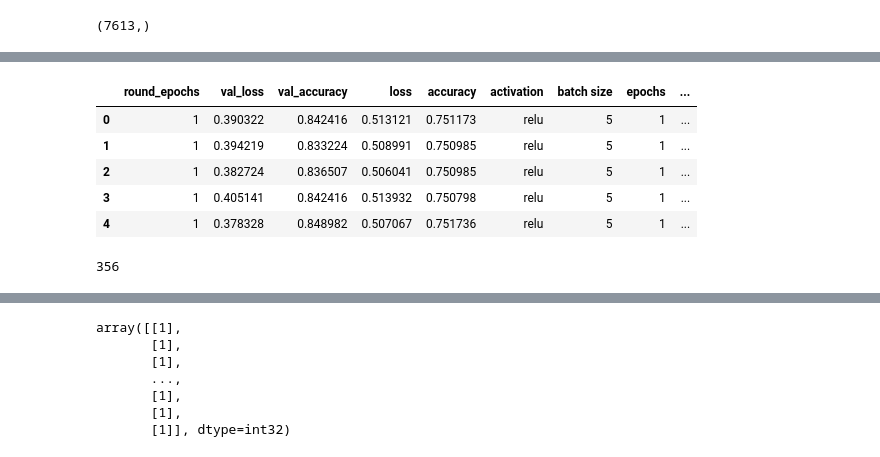
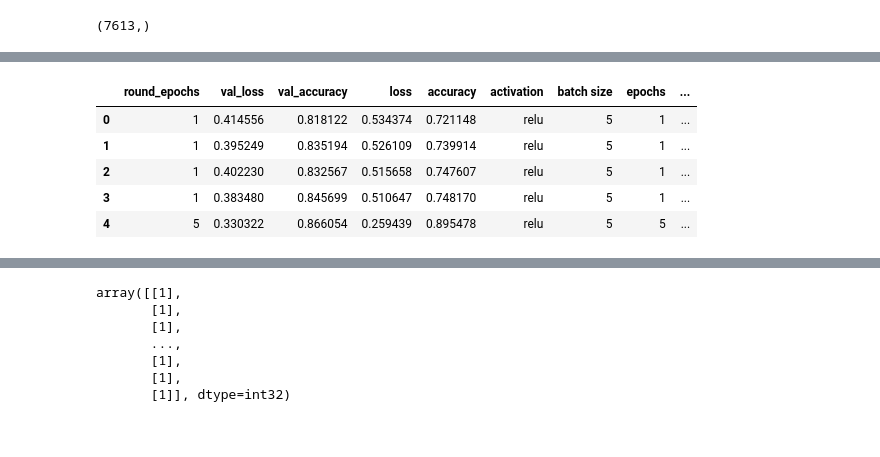
Before and after one commit to francoriboratig/TP2-Datos, a Jupyter notebook: Red convolucional.ipynb, the cells around one changed output, grey strips where cells are left out. Drawn from its saved outputs; the diff is of its cells as text; code cells hidden in the pictures.

```diff
--- a/Red convolucional.ipynb
+++ b/Red convolucional.ipynb
@@ -146,14 +272,12 @@ p = {
 # %%
-experiment_data = t.data
-experiment_data.head()
+#experiment_data = t.data
+#experiment_data.head()
 # %% [output]
 |  | round_epochs | val_loss | val_accuracy | loss | accuracy | activation | batch size | epochs | ... |
-| 0 | 1 | 0.390322 | 0.842416 | 0.513121 | 0.751173 | relu | 5 | 1 | ... |
-| 1 | 1 | 0.394219 | 0.833224 | 0.508991 | 0.750985 | relu | 5 | 1 | ... |
-| 2 | 1 | 0.382724 | 0.836507 | 0.506041 | 0.750985 | relu | 5 | 1 | ... |
-| 3 | 1 | 0.405141 | 0.842416 | 0.513932 | 0.750798 | relu | 5 | 1 | ... |
-| 4 | 1 | 0.378328 | 0.848982 | 0.507067 | 0.751736 | relu | 5 | 1 | ... |
+| 0 | 1 | 0.414556 | 0.818122 | 0.534374 | 0.721148 | relu | 5 | 1 | ... |
+| 1 | 1 | 0.395249 | 0.835194 | 0.526109 | 0.739914 | relu | 5 | 1 | ... |
+| 2 | 1 | 0.402230 | 0.832567 | 0.515658 | 0.747607 | relu | 5 | 1 | ... |
+| 3 | 1 | 0.383480 | 0.845699 | 0.510647 | 0.748170 | relu | 5 | 1 | ... |
+| 4 | 5 | 0.330322 | 0.866054 | 0.259439 | 0.895478 | relu | 5 | 5 | ... |
 # %%
-experiment_data['val_accuracy'].idxmax()
+#maxim=experiment_data['val_accuracy'].idxmax()
-# %% [output]
-356
```
Also changed, not shown: parts of 10 cells of this notebook.
